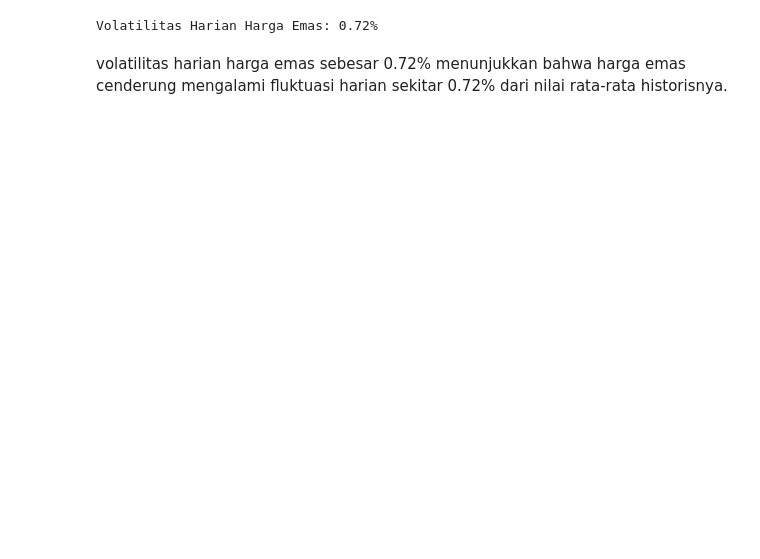
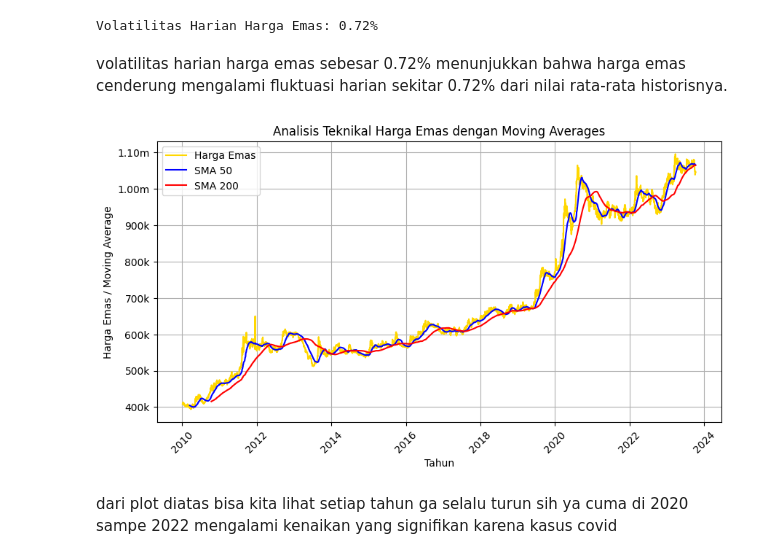
Before and after one commit to FTDS-assignment-bay/p2-final-project-ftds-022-rmt-group-002, a Jupyter notebook: data_analysis/finpro.ipynb, the cells around one changed output. Cells and saved outputs as stored; diff of their text form; code cells hidden in the pictures; blank space fills up the shorter version.

```diff
--- a/data_analysis/finpro.ipynb
+++ b/data_analysis/finpro.ipynb
@@ -11,7 +13,7 @@ from bokeh.models import NumeralTickFormatter
 # %% [markdown]
 ## II. Data Loading
 # %%
-df = pd.read_csv('C:/Users/MEX STORE ID/Desktop/Final Projects/historik_antam.csv')
+df = pd.read_csv('C:/Users/MEX STORE ID/Desktop/Final Projects/Gold Seekers/Revisi Repo/p2-final-project-ftds-022-rmt-group-002/data_engineering/historik_antam.csv')
 # %% [markdown]
 ## III. Data Cleaning
 # %%
@@ -112,6 +116,39 @@ print(f'Volatilitas Harian Harga Emas: {volatility:.2%}')
 Volatilitas Harian Harga Emas: 0.72%
 # %% [markdown]
 volatilitas harian harga emas sebesar 0.72% menunjukkan bahwa harga emas cenderung mengalami fluktuasi harian sekitar 0.72% dari nilai rata-rata historisnya.
+# %%
+# Menggunakan TA-Lib untuk menghitung Moving Average
+df['SMA_50'] = talib.SMA(df['price'], timeperiod=50)
+df['SMA_200'] = talib.SMA(df['price'], timeperiod=200)
+
+# Plot analisis teknikal
+plt.figure(figsize=(10, 5))
+plt.plot(df.index, df['price'], label='Harga Emas', color='gold')
+plt.plot(df.index, df['SMA_50'], label='SMA 50', color='blue')
+plt.plot(df.index, df['SMA_200'], label='SMA 200', color='red')
+plt.xlabel('Tahun')
+plt.ylabel('Harga Emas / Moving Average')
+plt.title('Analisis Teknikal Harga Emas dengan Moving Averages')
+plt.legend()
+plt.grid(True)
+plt.xticks(rotation=45)
+
+# Mengatur formatter sumbu y
+def price_formatter(x, pos):
+    if x >= 1e6:
+        return f'{x/1e6:.2f}m'
+    elif x >= 1e3:
+        return f'{int(x/1e3)}k'
+    else:
+        return str(int(x))
+
+plt.gca().yaxis.set_major_formatter(mticker.FuncFormatter(price_formatter))
+
+plt.show()
+# %% [output]
+[figure, added]
+# %% [markdown]
+dari plot diatas bisa kita lihat setiap tahun ga selalu turun sih ya cuma di 2020 sampe 2022 mengalami kenaikan yang signifikan karena kasus covid
 # %%
 # Mengelompokkan data berdasarkan tahun dan menghitung harga rata-rata tahunan
 yearly_avg_price = df.resample('Y').agg({'price': 'mean'})
```
Also changed, not shown: parts of 3 cells of this notebook.
